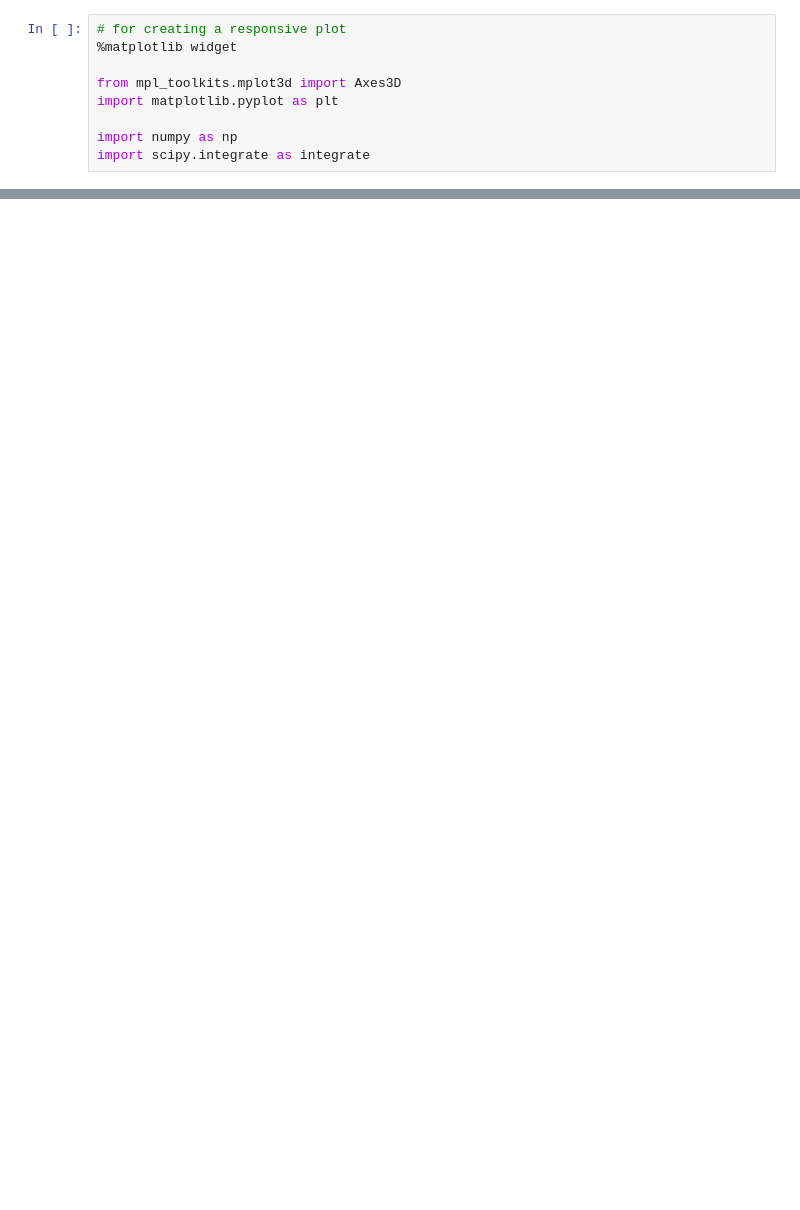
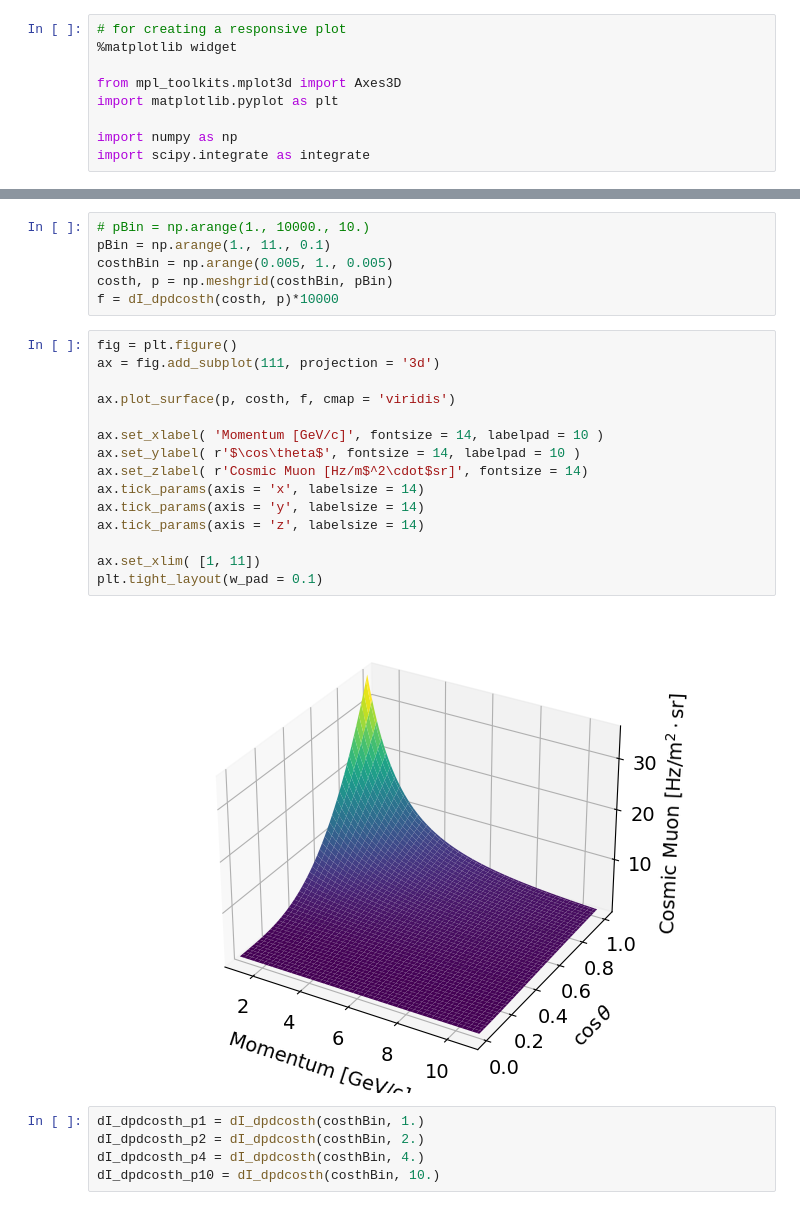
Before and after one commit to yuntsebaryon/SimpleCosmics, a Jupyter notebook: AnalyticCosmicFlux.ipynb, the cells around one changed output, grey strips where cells are left out. Drawn from its saved outputs; the diff is of its cells as text; blank space fills up the shorter version.

```diff
--- a/AnalyticCosmicFlux.ipynb
+++ b/AnalyticCosmicFlux.ipynb
@@ -41,0 +80,28 @@ plt.tight_layout(w_pad = 0.1)
+# %%
+# pBin = np.arange(1., 10000., 10.)
+pBin = np.arange(1., 11., 0.1)
+costhBin = np.arange(0.005, 1., 0.005)
+costh, p = np.meshgrid(costhBin, pBin)
+f = dI_dpdcosth(costh, p)*10000
+# %%
+fig = plt.figure()
+ax = fig.add_subplot(111, projection = '3d')
+
+ax.plot_surface(p, costh, f, cmap = 'viridis')
+
+ax.set_xlabel( 'Momentum [GeV/c]', fontsize = 14, labelpad = 10 )
+ax.set_ylabel( r'$\cos\theta$', fontsize = 14, labelpad = 10 )
+ax.set_zlabel( r'Cosmic Muon [Hz/m$^2\cdot$sr]', fontsize = 14)
+ax.tick_params(axis = 'x', labelsize = 14)
+ax.tick_params(axis = 'y', labelsize = 14)
+ax.tick_params(axis = 'z', labelsize = 14)
+
+ax.set_xlim( [1, 11])
+plt.tight_layout(w_pad = 0.1)
+# %% [output]
+[figure, added]
+# %%
+dI_dpdcosth_p1 = dI_dpdcosth(costhBin, 1.)
+dI_dpdcosth_p2 = dI_dpdcosth(costhBin, 2.)
+dI_dpdcosth_p4 = dI_dpdcosth(costhBin, 4.)
+dI_dpdcosth_p10 = dI_dpdcosth(costhBin, 10.)
```
Also changed, not shown: parts of 15 cells of this notebook, 1 other file.
